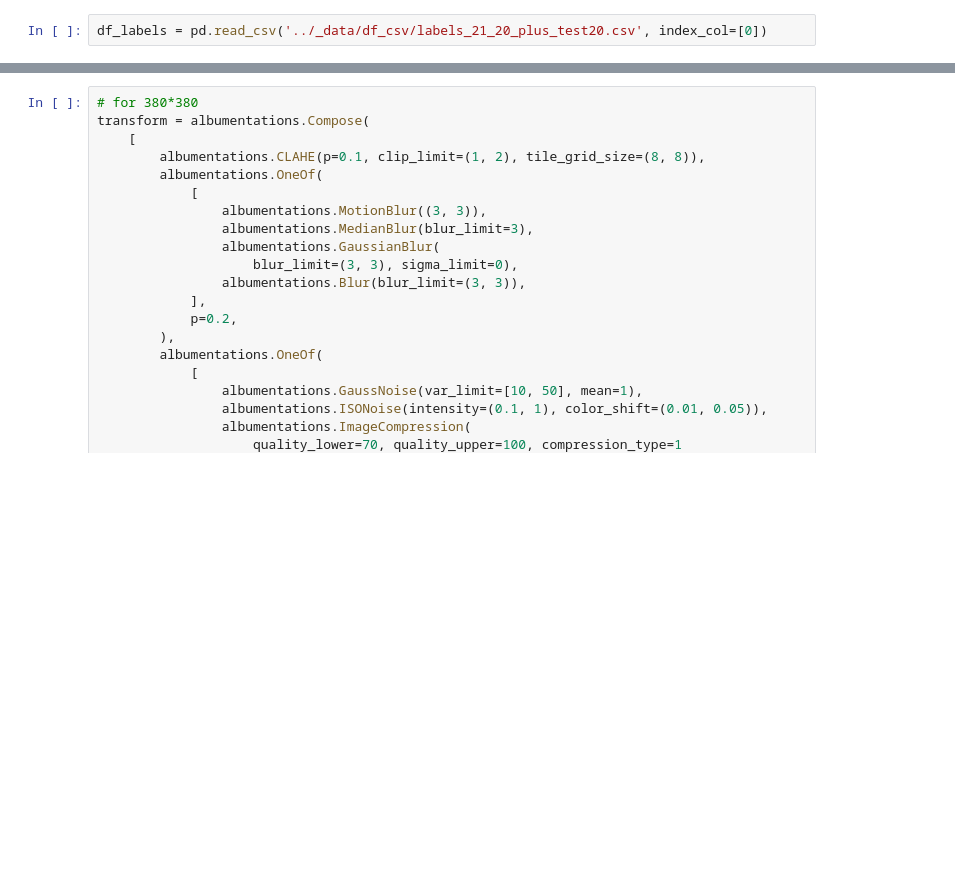
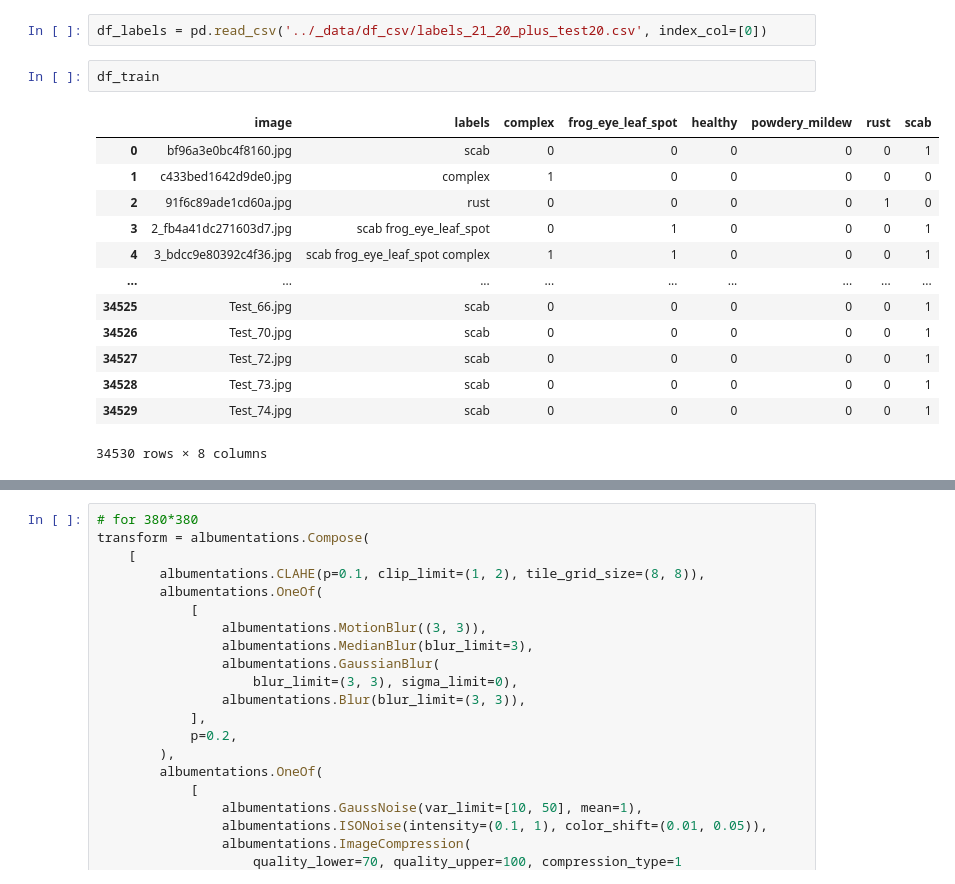
Before and after one commit to ntatanko/kaggle-plant-pathology-v2, a Jupyter notebook: sandbox/eff4_albument_1.ipynb, the cells around one changed output, grey strips where cells are left out. Saved outputs shown, nothing was run; the diff lists cells and outputs as text; blank space fills up the shorter version.

```diff
--- a/sandbox/eff4_albument_1.ipynb
+++ b/sandbox/eff4_albument_1.ipynb
@@ -69,3 +69,19 @@ TEST_IMG_PATH = "/app/_data/test_images/"
 feature_columns = ['complex', 'frog_eye_leaf_spot', 'healthy', 'powdery_mildew', 'rust', 'scab']
 # %%
 df_labels = pd.read_csv('../_data/df_csv/labels_21_20_plus_test20.csv', index_col=[0])
+# %%
+df_train
+# %% [output]
+|  | image | labels | complex | frog_eye_leaf_spot | healthy | powdery_mildew | rust | scab |
+| 0 | bf96a3e0bc4f8160.jpg | scab | 0 | 0 | 0 | 0 | 0 | 1 |
+| 1 | c433bed1642d9de0.jpg | complex | 1 | 0 | 0 | 0 | 0 | 0 |
+| 2 | 91f6c89ade1cd60a.jpg | rust | 0 | 0 | 0 | 0 | 1 | 0 |
+| 3 | 2_fb4a41dc271603d7.jpg | scab frog_eye_leaf_spot | 0 | 1 | 0 | 0 | 0 | 1 |
+| 4 | 3_bdcc9e80392c4f36.jpg | scab frog_eye_leaf_spot complex | 1 | 1 | 0 | 0 | 0 | 1 |
+| ... | ... | ... | ... | ... | ... | ... | ... | ... |
+| 34525 | Test_66.jpg | scab | 0 | 0 | 0 | 0 | 0 | 1 |
+| 34526 | Test_70.jpg | scab | 0 | 0 | 0 | 0 | 0 | 1 |
+| 34527 | Test_72.jpg | scab | 0 | 0 | 0 | 0 | 0 | 1 |
+| 34528 | Test_73.jpg | scab | 0 | 0 | 0 | 0 | 0 | 1 |
+| 34529 | Test_74.jpg | scab | 0 | 0 | 0 | 0 | 0 | 1 |
+34530 rows × 8 columns
```
Also changed, not shown: parts of 3 cells of this notebook, 21 other files.
